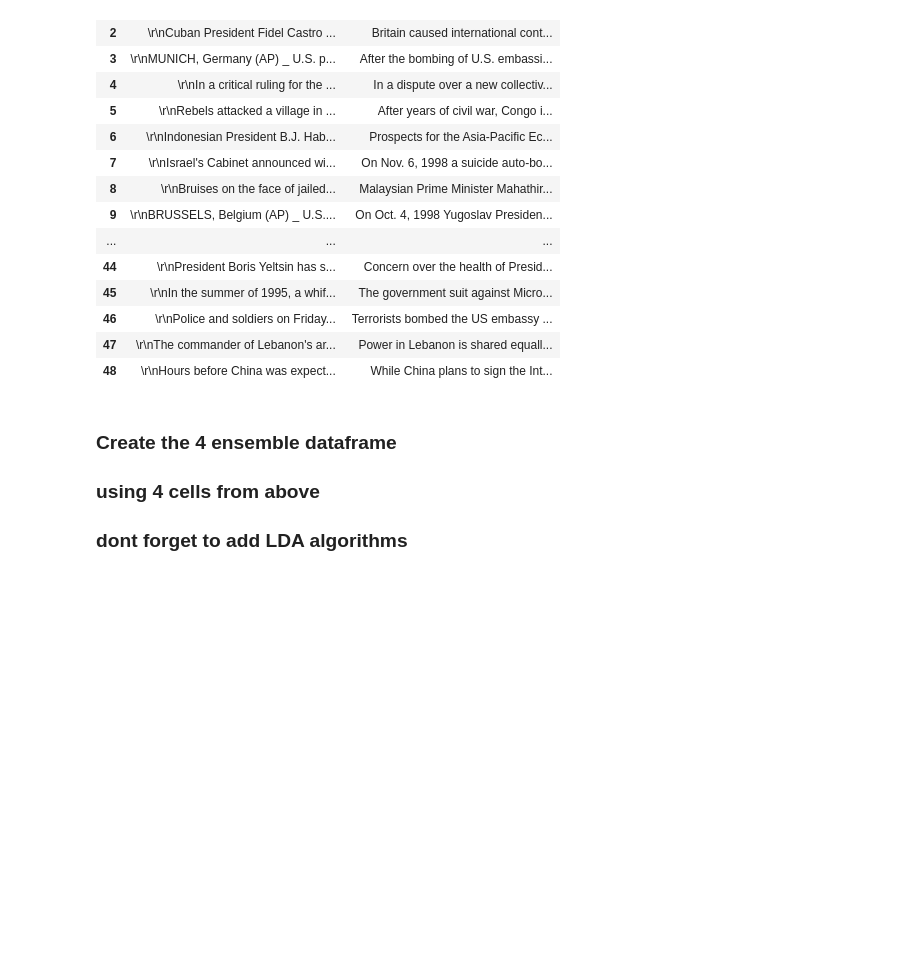
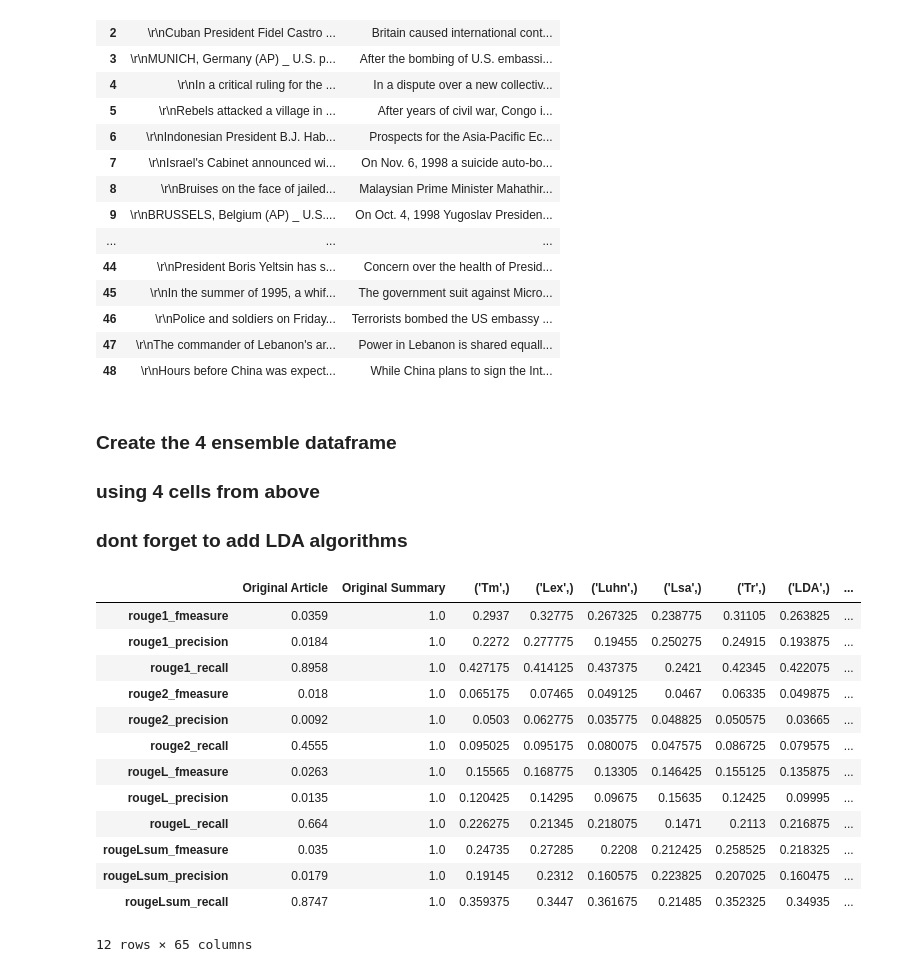
Before and after one commit to ZeyadMashhour/text_summarization, a Jupyter notebook: project_noName.ipynb, the cells around one changed output. Saved outputs shown, nothing was run; the diff lists cells and outputs as text; code cells hidden in the pictures; blank space fills up the shorter version.

Commit message:
5 sentences scores

```diff
--- a/project_noName.ipynb
+++ b/project_noName.ipynb
@@ -47,0 +59,5 @@ sentences3, filterd_sentences3 = process_one_column_df(first_refrence_df, remove
+# %%
+ffs = pd.read_csv('DUC_1st_5Sent_lemF_swF_Scores.csv',index_col=0)
+fts = pd.read_csv('DUC_1st_5Sent_lemF_swT_Scores.csv',index_col=0)
+tfs = pd.read_csv('DUC_1st_5Sent_lemT_swF_Scores.csv',index_col=0)
+tts = pd.read_csv('DUC_1st_5Sent_lemT_swT_Scores.csv',index_col=0)
@@ -47,0 +69,19 @@ sentences3, filterd_sentences3 = process_one_column_df(first_refrence_df, remove
+# %%
+mean = (ffs+fts+tfs+tts)/4
+# %%
+mean
+# %% [output]
+|  | Original Article | Original Summary | ('Tm',) | ('Lex',) | ('Luhn',) | ('Lsa',) | ('Tr',) | ('LDA',) | ... |
+| rouge1_fmeasure | 0.0359 | 1.0 | 0.2937 | 0.32775 | 0.267325 | 0.238775 | 0.31105 | 0.263825 | ... |
+| rouge1_precision | 0.0184 | 1.0 | 0.2272 | 0.277775 | 0.19455 | 0.250275 | 0.24915 | 0.193875 | ... |
+| rouge1_recall | 0.8958 | 1.0 | 0.427175 | 0.414125 | 0.437375 | 0.2421 | 0.42345 | 0.422075 | ... |
+| rouge2_fmeasure | 0.018 | 1.0 | 0.065175 | 0.07465 | 0.049125 | 0.0467 | 0.06335 | 0.049875 | ... |
+| rouge2_precision | 0.0092 | 1.0 | 0.0503 | 0.062775 | 0.035775 | 0.048825 | 0.050575 | 0.03665 | ... |
+| rouge2_recall | 0.4555 | 1.0 | 0.095025 | 0.095175 | 0.080075 | 0.047575 | 0.086725 | 0.079575 | ... |
+| rougeL_fmeasure | 0.0263 | 1.0 | 0.15565 | 0.168775 | 0.13305 | 0.146425 | 0.155125 | 0.135875 | ... |
+| rougeL_precision | 0.0135 | 1.0 | 0.120425 | 0.14295 | 0.09675 | 0.15635 | 0.12425 | 0.09995 | ... |
+| rougeL_recall | 0.664 | 1.0 | 0.226275 | 0.21345 | 0.218075 | 0.1471 | 0.2113 | 0.216875 | ... |
+| rougeLsum_fmeasure | 0.035 | 1.0 | 0.24735 | 0.27285 | 0.2208 | 0.212425 | 0.258525 | 0.218325 | ... |
+| rougeLsum_precision | 0.0179 | 1.0 | 0.19145 | 0.2312 | 0.160575 | 0.223825 | 0.207025 | 0.160475 | ... |
+| rougeLsum_recall | 0.8747 | 1.0 | 0.359375 | 0.3447 | 0.361675 | 0.21485 | 0.352325 | 0.34935 | ... |
+12 rows × 65 columns
```
Also changed, not shown: parts of 7 cells of this notebook, 9 other files.
